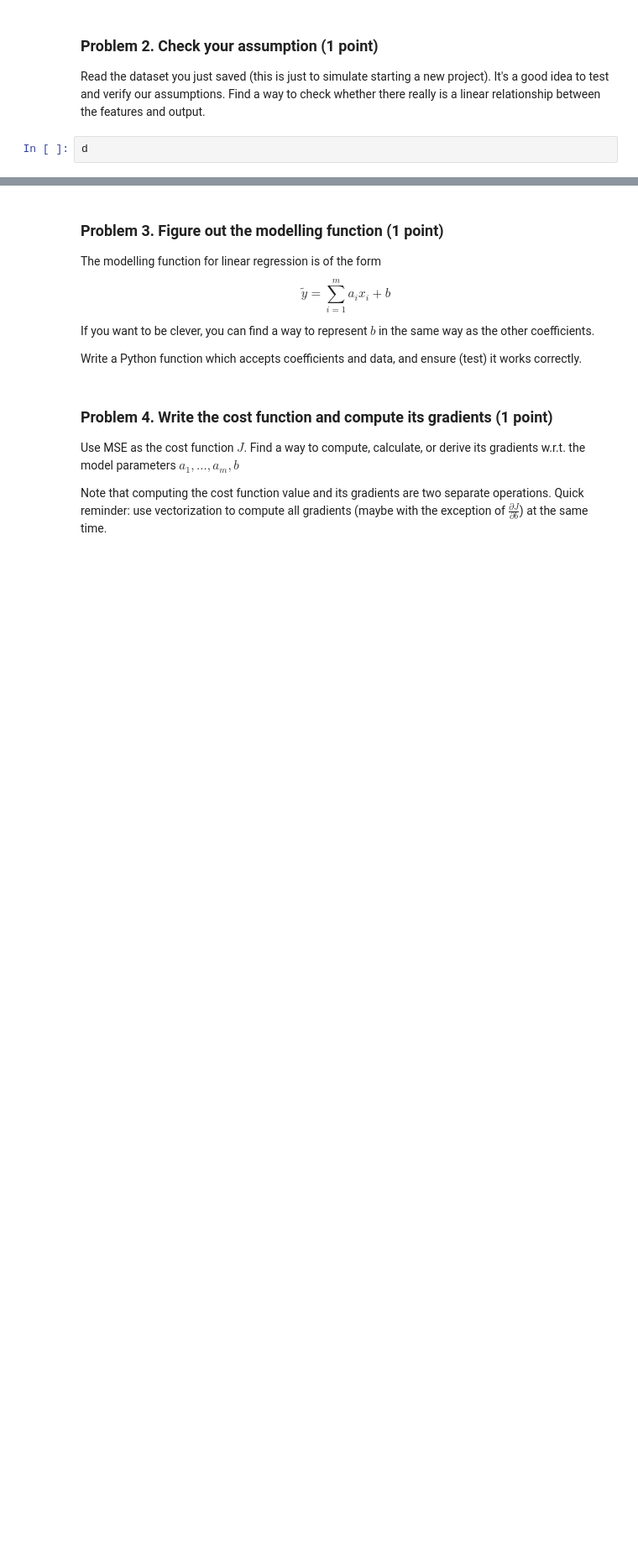
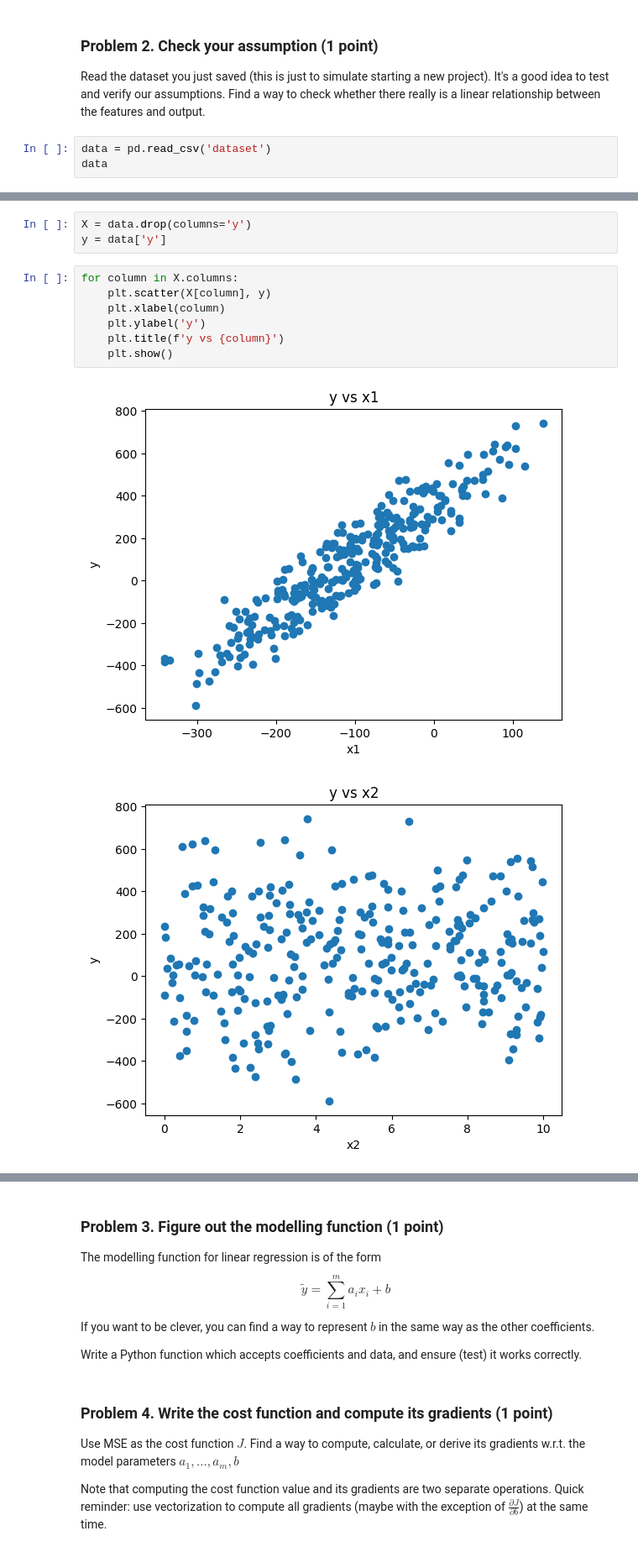
Before and after one commit to plamensve/Data_Science_Upskill_Softuni, a Jupyter notebook: 08_regression_models/Regression Models Lab.ipynb, the cells around one changed output, grey strips where cells are left out. Shown: that part at 84% size. Drawn from its saved outputs; the diff is of its cells as text; blank space fills up the shorter version.

```diff
--- a/08_regression_models/Regression Models Lab.ipynb
+++ b/08_regression_models/Regression Models Lab.ipynb
@@ -112,4 +112,5 @@ Intercept: -0.22558157461330097
 ### Problem 2. Check your assumption (1 point)
 Read the dataset you just saved (this is just to simulate starting a new project). It's a good idea to test and verify our assumptions. Find a way to check whether there really is a linear relationship between the features and output.
 # %%
-d
+data = pd.read_csv('dataset')
+data
@@ -115,0 +131,13 @@ d
+# %%
+X = data.drop(columns='y')
+y = data['y']
+# %%
+for column in X.columns:
+    plt.scatter(X[column], y)
+    plt.xlabel(column)
+    plt.ylabel('y')
+    plt.title(f'y vs {column}')
+    plt.show()
+# %% [output]
+[figure, added]
+[figure, added]
```
Also changed, not shown: parts of 6 cells of this notebook, 1 other file.
